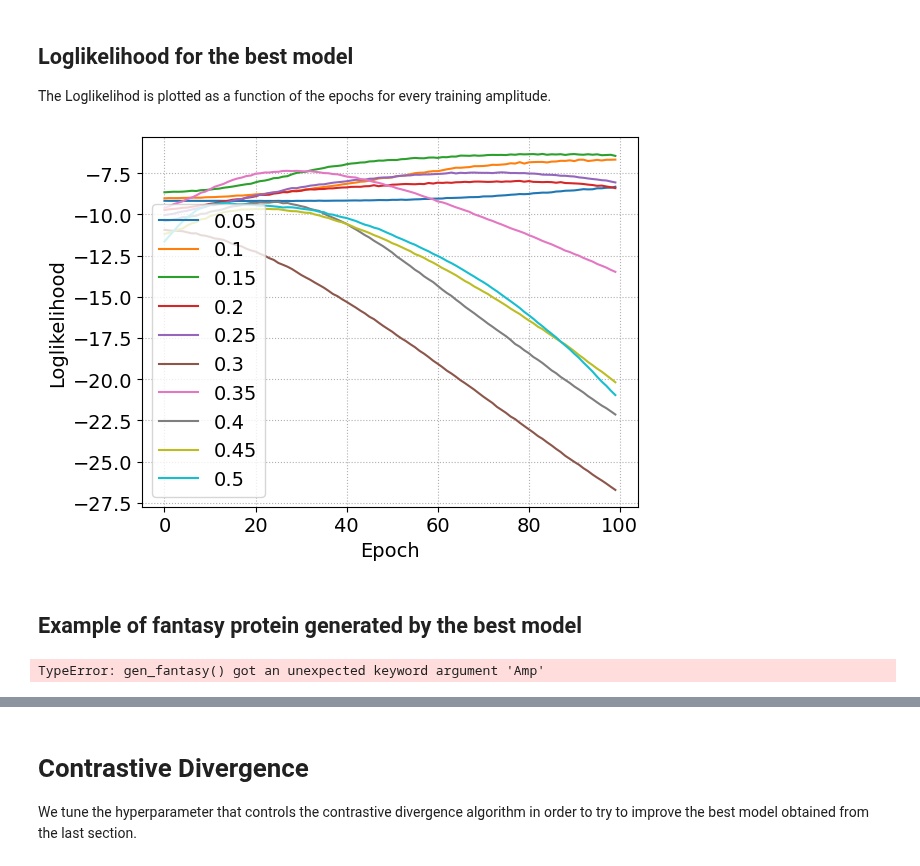
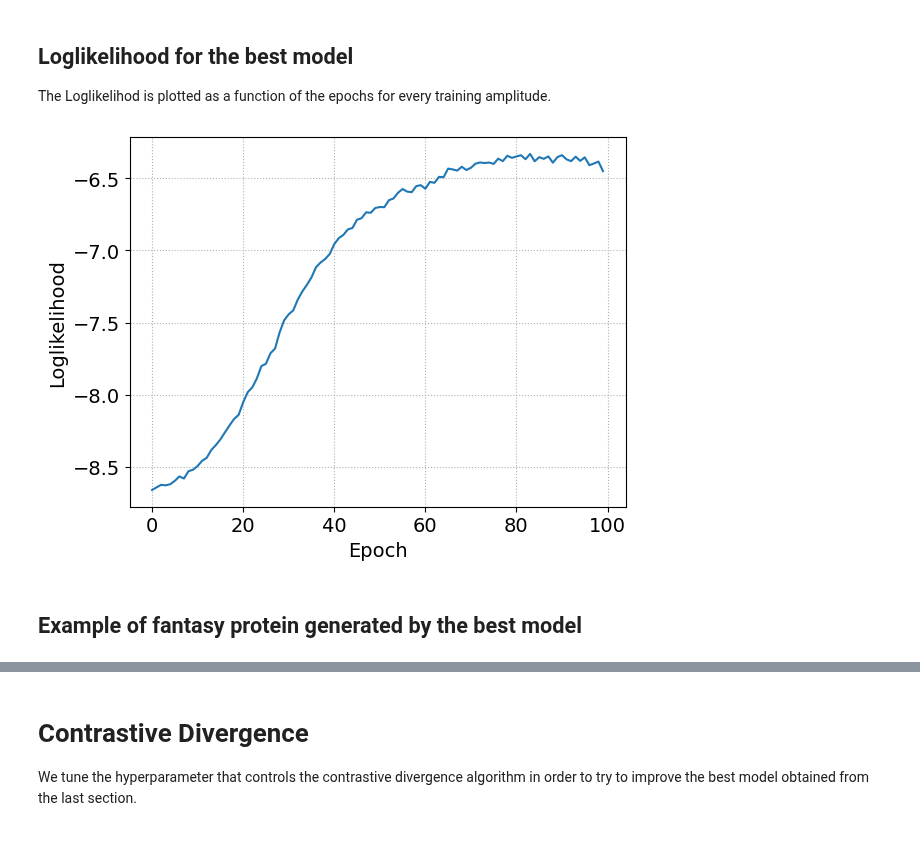
Before and after one commit to threeblueonebrowneyes/lcpb-homework, a Jupyter notebook: HW_02/Unified_group2305_exercise2.ipynb, the cells around one changed output, grey strips where cells are left out. Cells and saved outputs as stored; diff of their text form; code cells hidden in the pictures.

```diff
--- a/HW_02/Unified_group2305_exercise2.ipynb
+++ b/HW_02/Unified_group2305_exercise2.ipynb
@@ -774,23 +784,17 @@ fig.colorbar(c, cax=cbar_ax)
 The Loglikelihod is plotted as a function of the epochs for every training amplitude.
 # %%
 epochs_list = np.arange(n_epochs)
-for amp in amp_list:
-    a = np.load('Models/Loglikelihood/Loglikelihood_'+str(amp).replace('.','')+'.npz')
-    plt.plot(epochs_list, a['Loglikelihood'], label=amp)
+amp_best_model = 0.15
+
+Likelihood_bestmodel = np.load('Models/Loglikelihood/Loglikelihood_'+str(amp_best_model).replace('.','')+'.npz')
+plt.plot(epochs_list, Likelihood_bestmodel['Loglikelihood'])
 
 plt.xlabel('Epoch')
 plt.ylabel('Loglikelihood')
 plt.grid(linestyle='dotted')
-plt.legend(loc='lower left')
 #plt.savefig('Loglikelihood.png')
 plt.show()
 # %% [output]
-[figure, old version]
+[figure, new version]
-# %% [markdown]
-## Example of fantasy protein generated by the best model
-# %%
-#generate the fantasy protein
-rbm.load_model(file_name)
-vf= rbm.gen_fantasy(v0, Amp=0.25)
-# %% [output]
-TypeError: gen_fantasy() got an unexpected keyword argument 'Amp'
+# %% [markdown]
+## Example of fantasy protein generated by the best model
```
Also changed, not shown: parts of 27 cells of this notebook.
